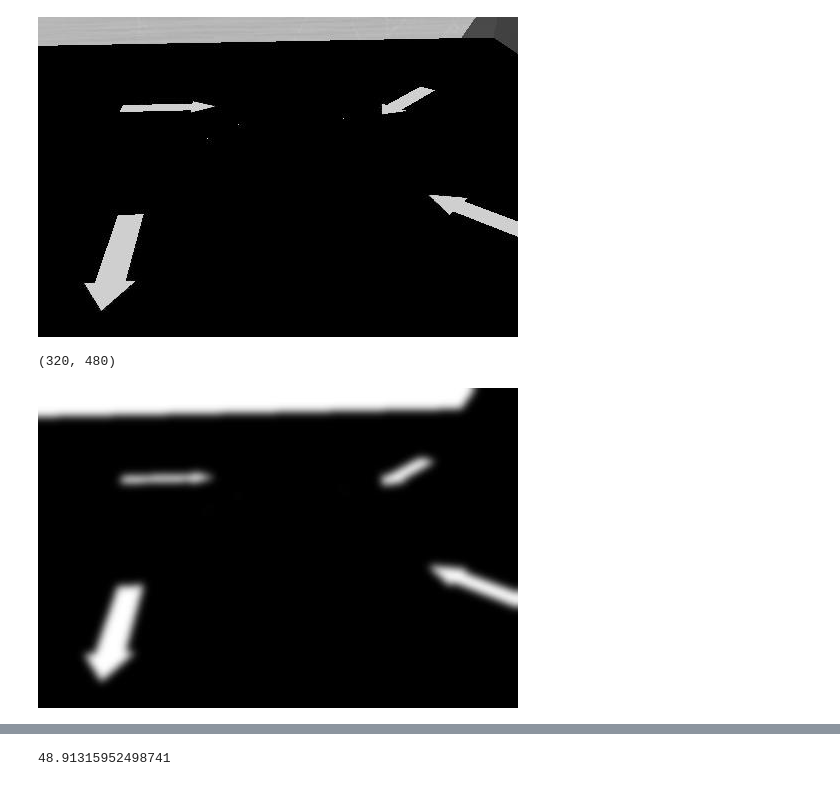
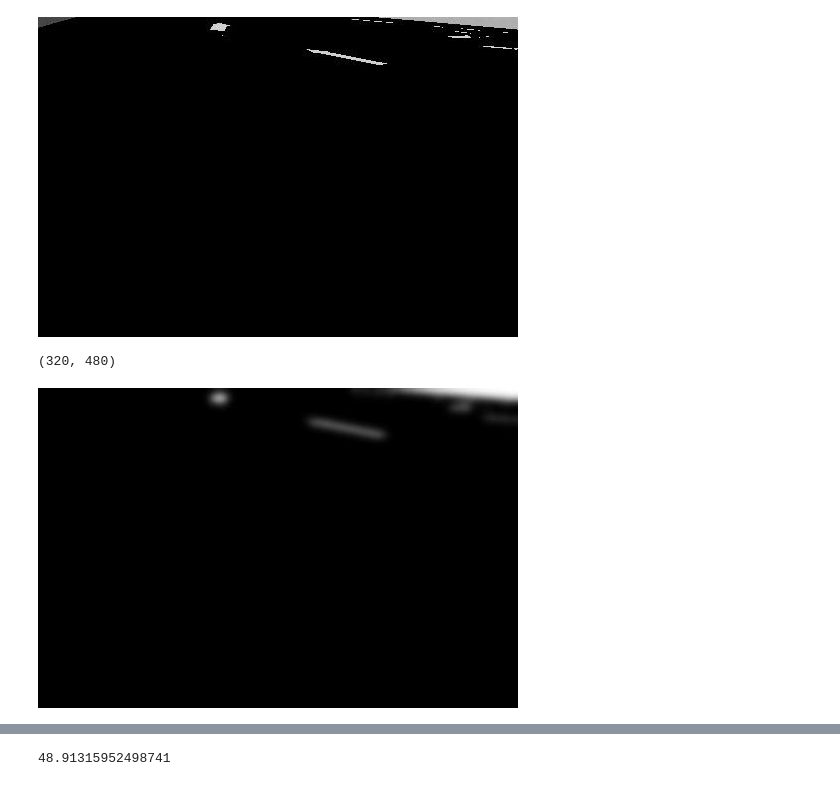
Before and after one commit to DMUPraveen/SLRC_RoboRebels, a Jupyter notebook: deploy_scripts/feature_extractor.ipynb, the cells around one changed output, grey strips where cells are left out. Saved outputs shown, nothing was run; the diff lists cells and outputs as text; code cells hidden in the pictures.

```diff
--- a/deploy_scripts/feature_extractor.ipynb
+++ b/deploy_scripts/feature_extractor.ipynb
@@ -16,11 +16,12 @@ def showarray(a, fmt='jpeg'):
     PIL.Image.fromarray(a).save(f, fmt)
     display(Image(data=f.getvalue()))
 # %%
-filename = 'samples/s8.jpg'
-src = cv2.imread(filename, cv2.IMREAD_GRAYSCALE)
+filename = 'samples/s20.jpg'
+rawImg = cv2.imread(filename, cv2.IMREAD_GRAYSCALE)
+src = np.copy(rawImg)
 showarray(src)
 # %% [output]
-[figure, old version]
+[figure, new version]
 # %%
 otsu_thresh = applyOtsu(src)
 kSize = 25
@@ -29,4 +30,4 @@ print(src.shape)
 showarray(src)
 # %% [output]
 (320, 480)
-[figure, old version]
+[figure, new version]
```
Also changed, not shown: parts of 14 cells of this notebook, 16 other files.
